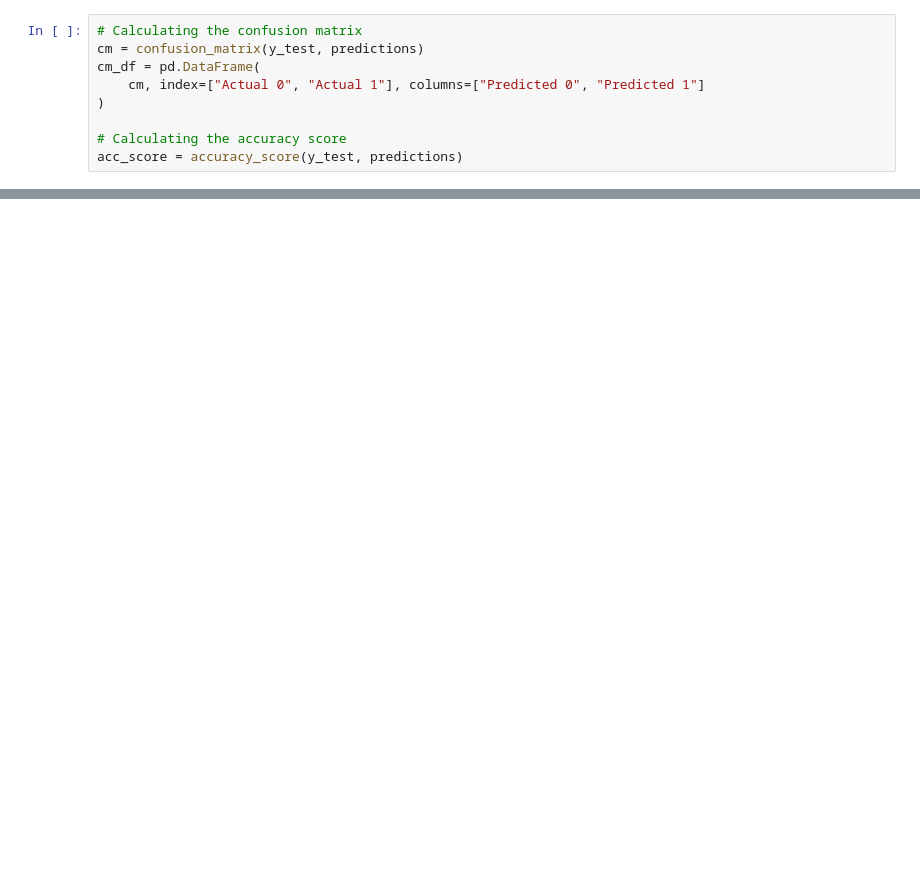
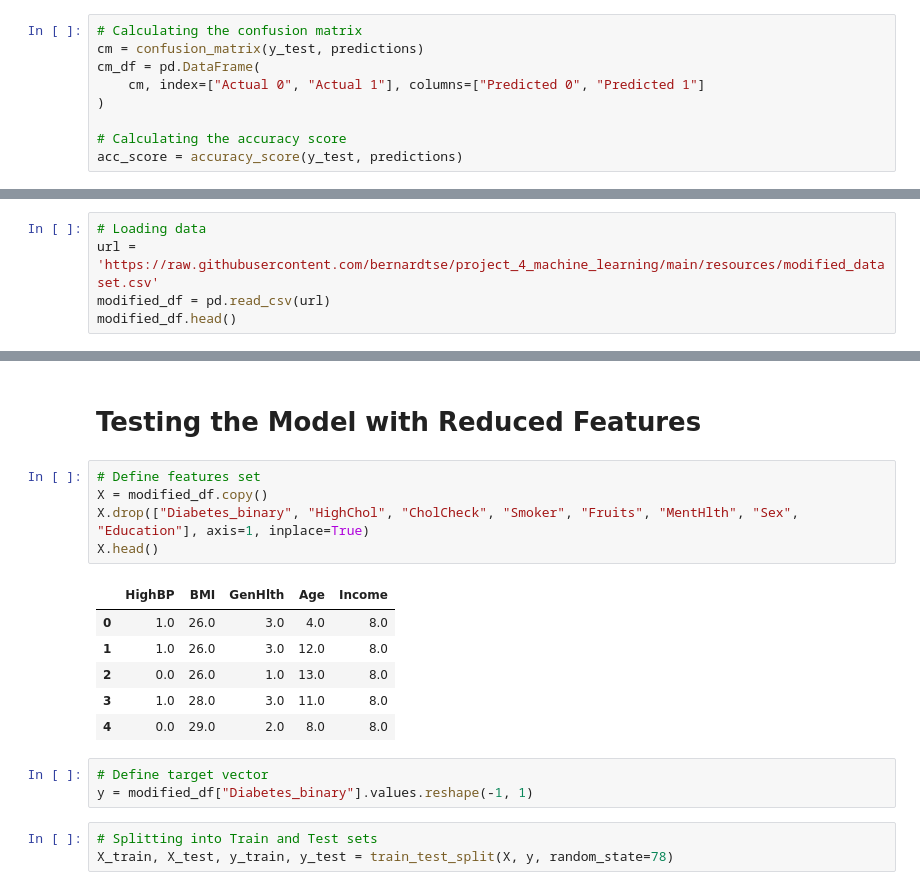
Before and after one commit to bernardtse/diabetes-prediction, a Jupyter notebook: Decision_Trees.ipynb, the cells around one changed output, grey strips where cells are left out. Cells and saved outputs as stored; diff of their text form; blank space fills up the shorter version.

```diff
--- a/Decision_Trees.ipynb
+++ b/Decision_Trees.ipynb
@@ -117,0 +168,5 @@ After observing the results, the accuracy (66%) does not seem to be good enough
+# %%
+# Loading data
+url = 'https://raw.githubusercontent.com/bernardtse/project_4_machine_learning/main/resources/modified_dataset.csv'
+modified_df = pd.read_csv(url)
+modified_df.head()
@@ -117,0 +244,20 @@ After observing the results, the accuracy (66%) does not seem to be good enough
+# %% [markdown]
+# **Testing the Model with Reduced Features**
+# %%
+# Define features set
+X = modified_df.copy()
+X.drop(["Diabetes_binary", "HighChol", "CholCheck", "Smoker", "Fruits", "MentHlth", "Sex", "Education"], axis=1, inplace=True)
+X.head()
+# %% [output]
+|  | HighBP | BMI | GenHlth | Age | Income |
+| 0 | 1.0 | 26.0 | 3.0 | 4.0 | 8.0 |
+| 1 | 1.0 | 26.0 | 3.0 | 12.0 | 8.0 |
+| 2 | 0.0 | 26.0 | 1.0 | 13.0 | 8.0 |
+| 3 | 1.0 | 28.0 | 3.0 | 11.0 | 8.0 |
+| 4 | 0.0 | 29.0 | 2.0 | 8.0 | 8.0 |
+# %%
+# Define target vector
+y = modified_df["Diabetes_binary"].values.reshape(-1, 1)
+# %%
+# Splitting into Train and Test sets
+X_train, X_test, y_train, y_test = train_test_split(X, y, random_state=78)
```
Also changed, not shown: parts of 26 cells of this notebook.
